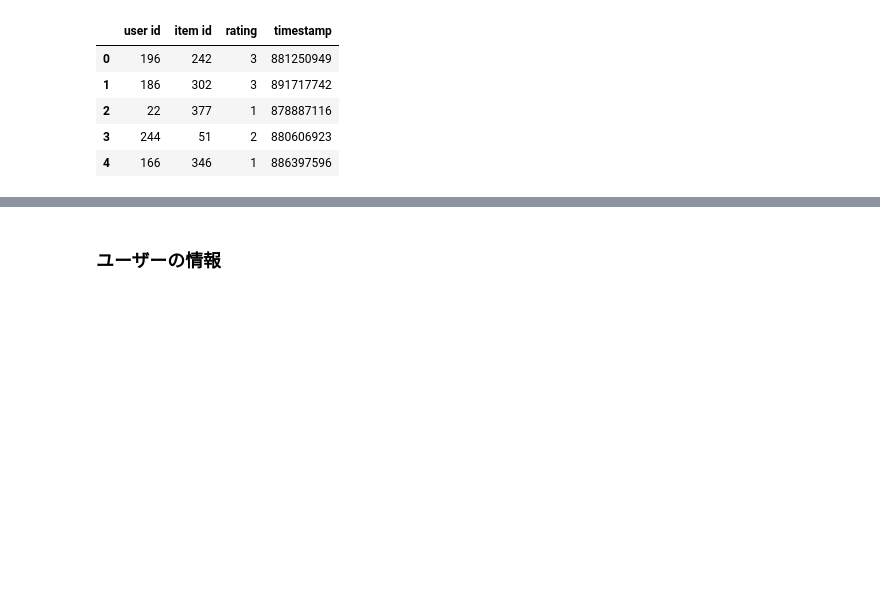
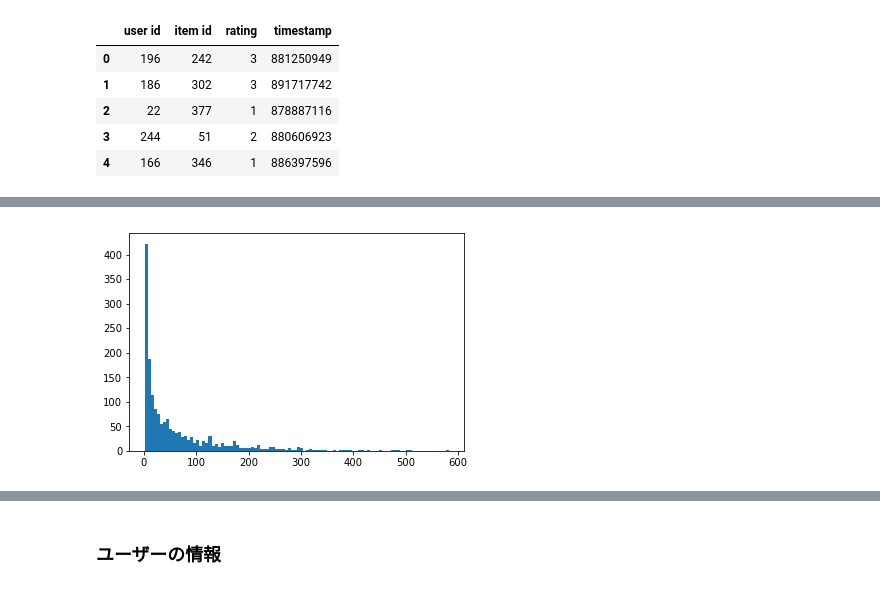
Before and after one commit to YI6535/Recommend, a Jupyter notebook: notebook/data_analysis.ipynb, the cells around one changed output, grey strips where cells are left out. Saved outputs shown, nothing was run; the diff lists cells and outputs as text; code cells hidden in the pictures; blank space fills up the shorter version.

```diff
--- a/notebook/data_analysis.ipynb
+++ b/notebook/data_analysis.ipynb
@@ -101,0 +150,9 @@ rating_df.head()
+# %%
+n_user = []
+for i in range(1,1682):
+    n_user += [len(user_movie.iloc[i,user_movie.loc[i].values>0])]
+# %%
+plt.hist(np.array(n_user), bins = 100)
+plt.show()
+# %% [output]
+[figure, added]
```
Also changed, not shown: parts of 11 cells of this notebook, 3 other files.
